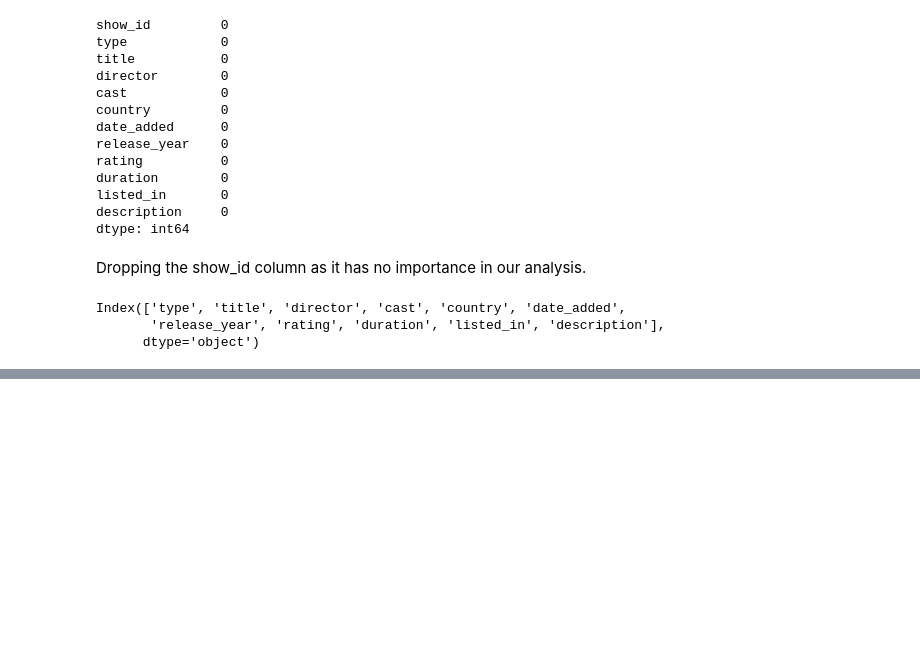
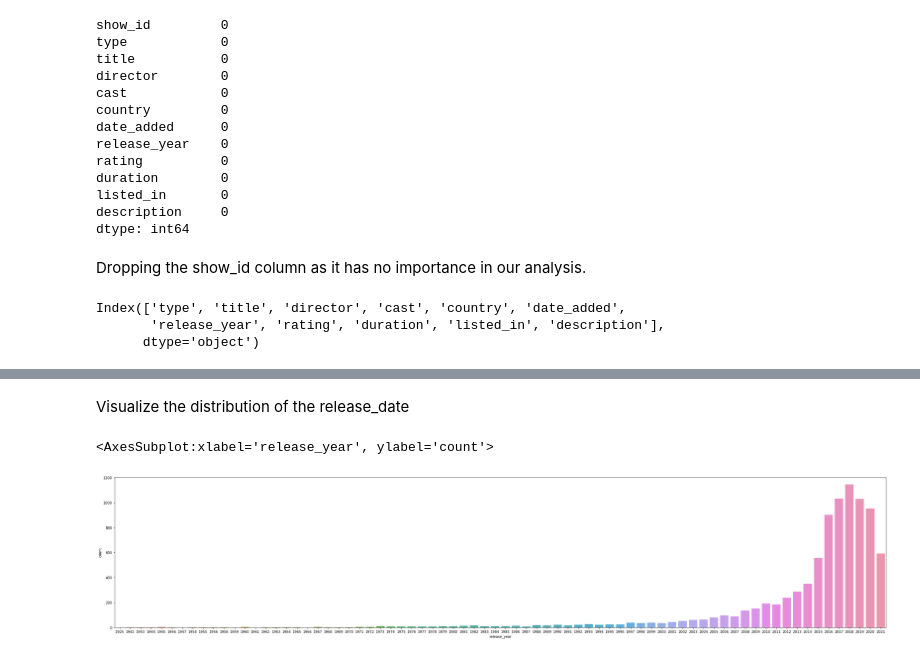
Before and after one commit to Ashar88/Netflix_shows_Analysis__EDA, a Jupyter notebook: Netflix_shows_movies.ipynb, the cells around one changed output, grey strips where cells are left out. Drawn from its saved outputs; the diff is of its cells as text; code cells hidden in the pictures; blank space fills up the shorter version.

```diff
--- a/Netflix_shows_movies.ipynb
+++ b/Netflix_shows_movies.ipynb
@@ -285,0 +312,9 @@ Index(['type', 'title', 'director', 'cast', 'country', 'date_added',
+# %% [markdown]
+Visualize the distribution of the release_date
+# %%
+# checking for the counts of movies and tv shows in each release year
+plt.figure(figsize=(40,8))
+sns.countplot(x="release_year", data=df)
+# %% [output]
+<AxesSubplot:xlabel='release_year', ylabel='count'>
+[figure, added]
```
Also changed, not shown: parts of 11 cells of this notebook.
